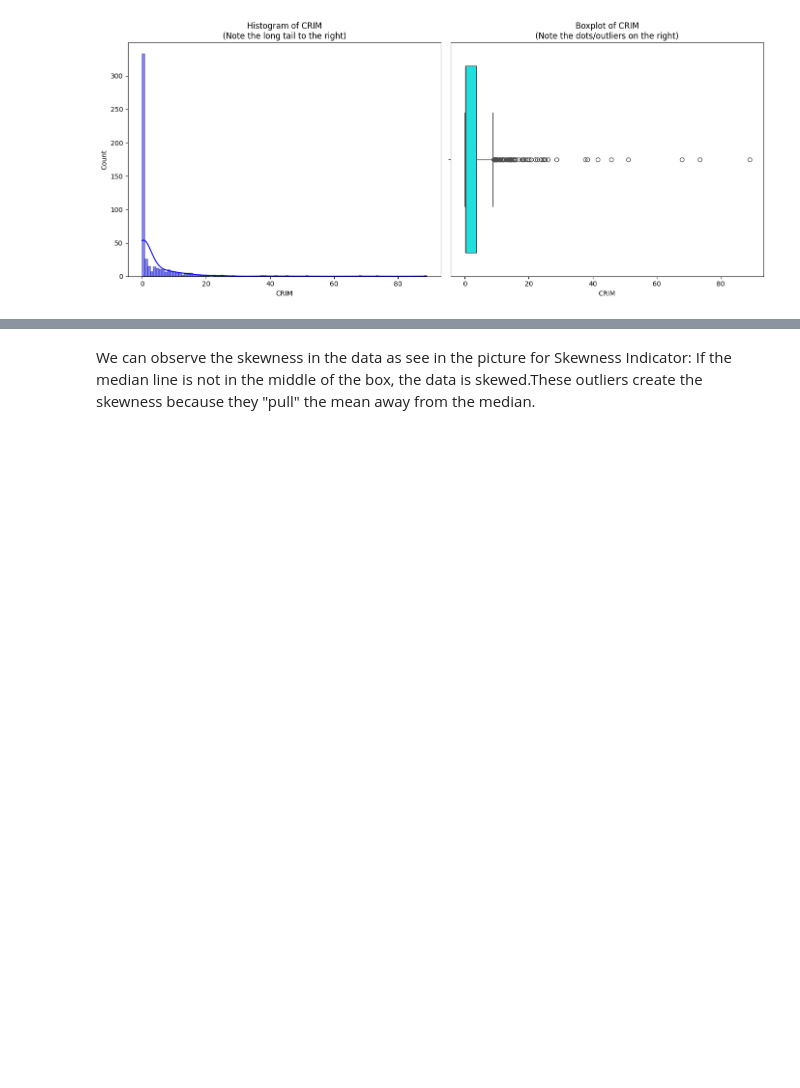
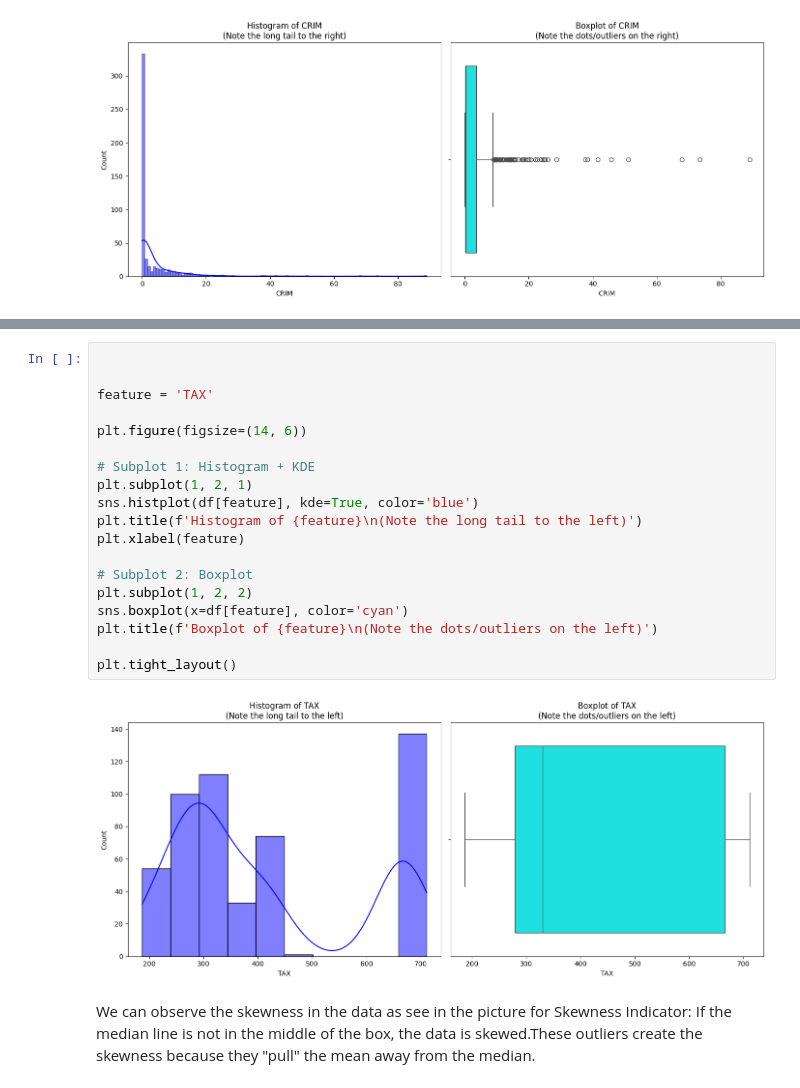
Before and after one commit to orbimatrix/real-estate-predictor, a Jupyter notebook: src/eda_comprehensive.ipynb, the cells around one changed output, grey strips where cells are left out. Saved outputs shown, nothing was run; the diff lists cells and outputs as text; blank space fills up the shorter version.

```diff
--- a/src/eda_comprehensive.ipynb
+++ b/src/eda_comprehensive.ipynb
@@ -98,3 +118,24 @@ plt.tight_layout()
+# %%
+
+
+feature = 'TAX'
+
+plt.figure(figsize=(14, 6))
+
+# Subplot 1: Histogram + KDE
+plt.subplot(1, 2, 1)
+sns.histplot(df[feature], kde=True, color='blue')
+plt.title(f'Histogram of {feature}\n(Note the long tail to the left)')
+plt.xlabel(feature)
+
+# Subplot 2: Boxplot
+plt.subplot(1, 2, 2)
+sns.boxplot(x=df[feature], color='cyan')
+plt.title(f'Boxplot of {feature}\n(Note the dots/outliers on the left)')
+
+plt.tight_layout()
+# %% [output]
+[figure, added]
 # %% [markdown]
 We can observe the skewness in the data as see in the picture for Skewness Indicator: If the median line is not in the middle of the box, the data is skewed.These outliers create the skewness because they "pull" the mean away from the median.
 # %% [markdown]
```
Also changed, not shown: parts of 6 cells of this notebook, 5 other files.
